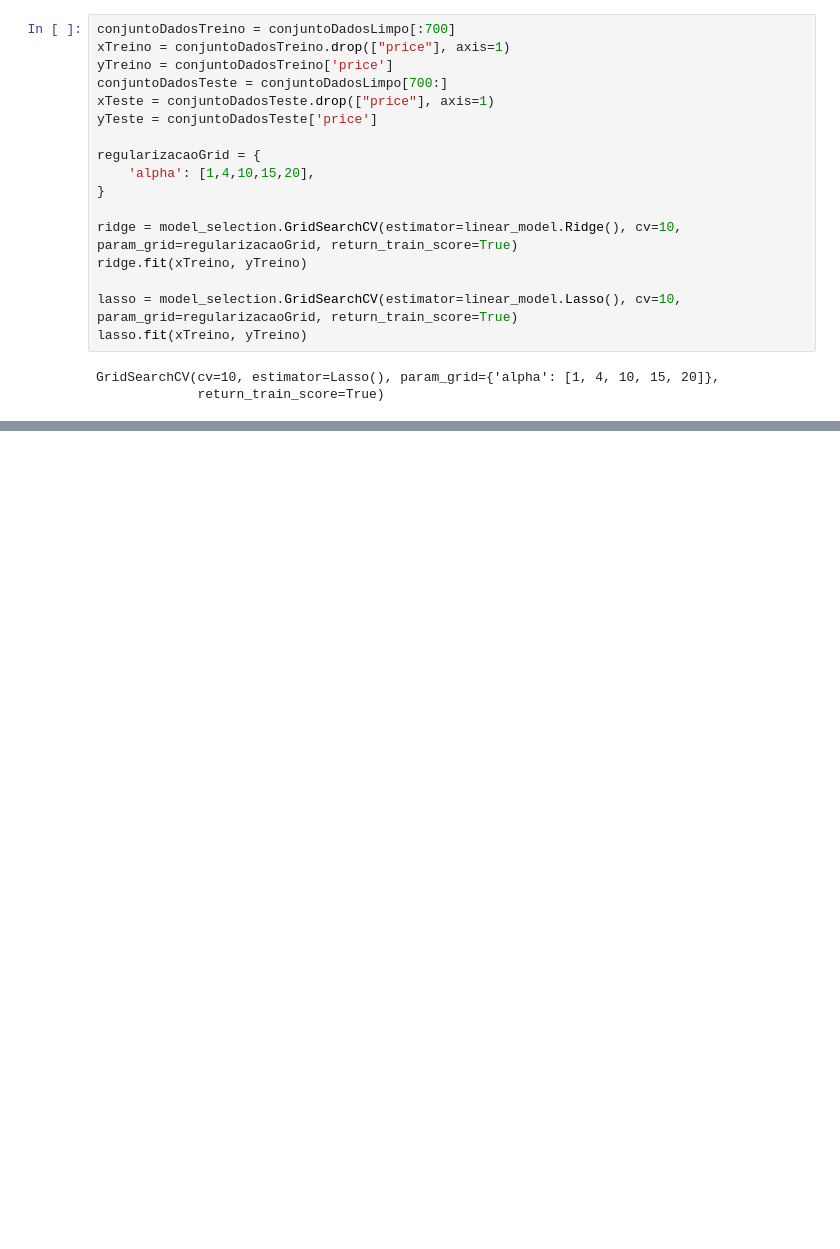
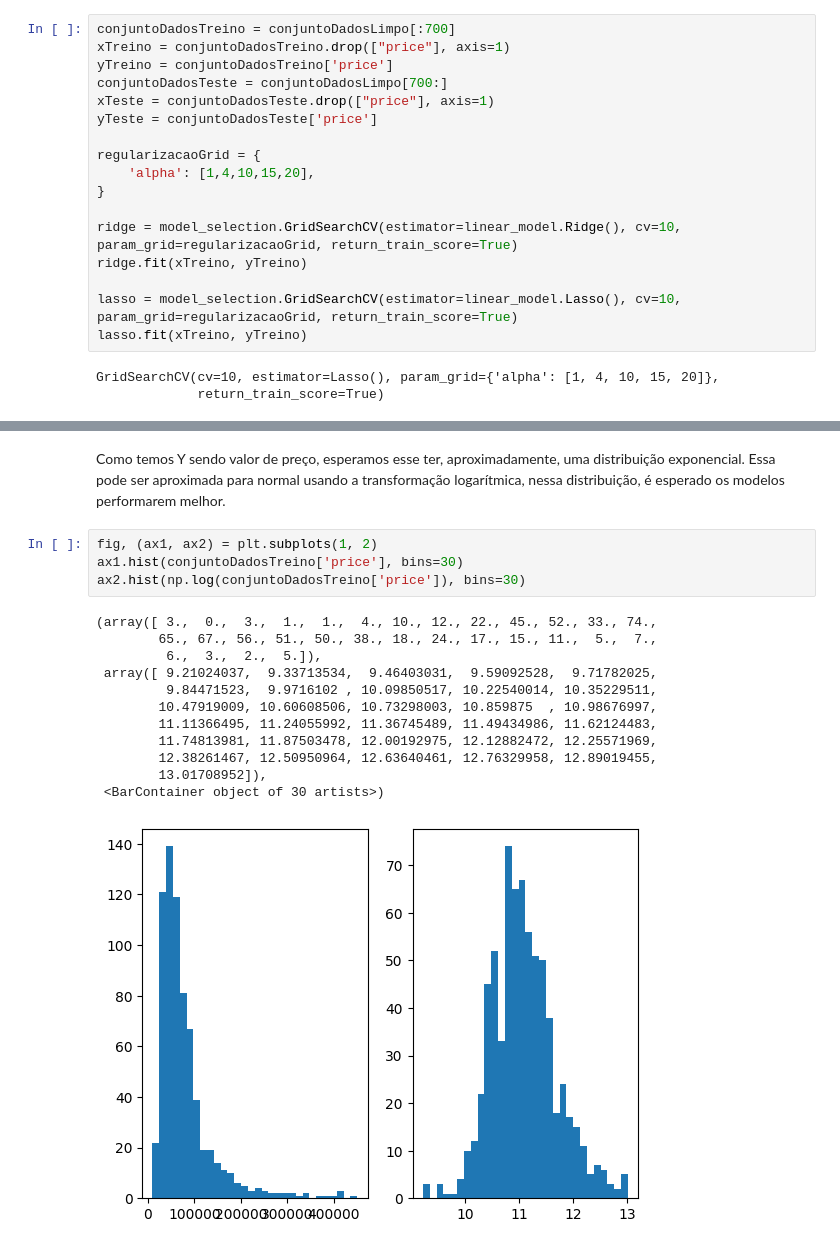
Before and after one commit to MarcoAfB/AnalisePrecoComputadores, a Jupyter notebook: AnalisePrecoComputadores.ipynb, the cells around one changed output, grey strips where cells are left out. Saved outputs shown, nothing was run; the diff lists cells and outputs as text; blank space fills up the shorter version.

Commit message:
Treinando modelos em uma transformação da variável resposta para um formato gaussiano

```diff
--- a/AnalisePrecoComputadores.ipynb
+++ b/AnalisePrecoComputadores.ipynb
@@ -187,0 +188,19 @@ Resultado de ridge em teste:  0.83378377324789
+# %% [markdown]
+Como temos Y sendo valor de preço, esperamos esse ter, aproximadamente, uma distribuição exponencial. Essa pode ser aproximada para normal usando a transformação logarítmica, nessa distribuição, é esperado os modelos performarem melhor.
+# %%
+fig, (ax1, ax2) = plt.subplots(1, 2)
+ax1.hist(conjuntoDadosTreino['price'], bins=30)
+ax2.hist(np.log(conjuntoDadosTreino['price']), bins=30)
+# %% [output]
+(array([ 3.,  0.,  3.,  1.,  1.,  4., 10., 12., 22., 45., 52., 33., 74.,
+        65., 67., 56., 51., 50., 38., 18., 24., 17., 15., 11.,  5.,  7.,
+         6.,  3.,  2.,  5.]),
+ array([ 9.21024037,  9.33713534,  9.46403031,  9.59092528,  9.71782025,
+         9.84471523,  9.9716102 , 10.09850517, 10.22540014, 10.35229511,
+        10.47919009, 10.60608506, 10.73298003, 10.859875  , 10.98676997,
+        11.11366495, 11.24055992, 11.36745489, 11.49434986, 11.62124483,
+        11.74813981, 11.87503478, 12.00192975, 12.12882472, 12.25571969,
+        12.38261467, 12.50950964, 12.63640461, 12.76329958, 12.89019455,
+        13.01708952]),
+ <BarContainer object of 30 artists>)
+[figure, added]
```
Also changed, not shown: parts of 7 cells of this notebook.
